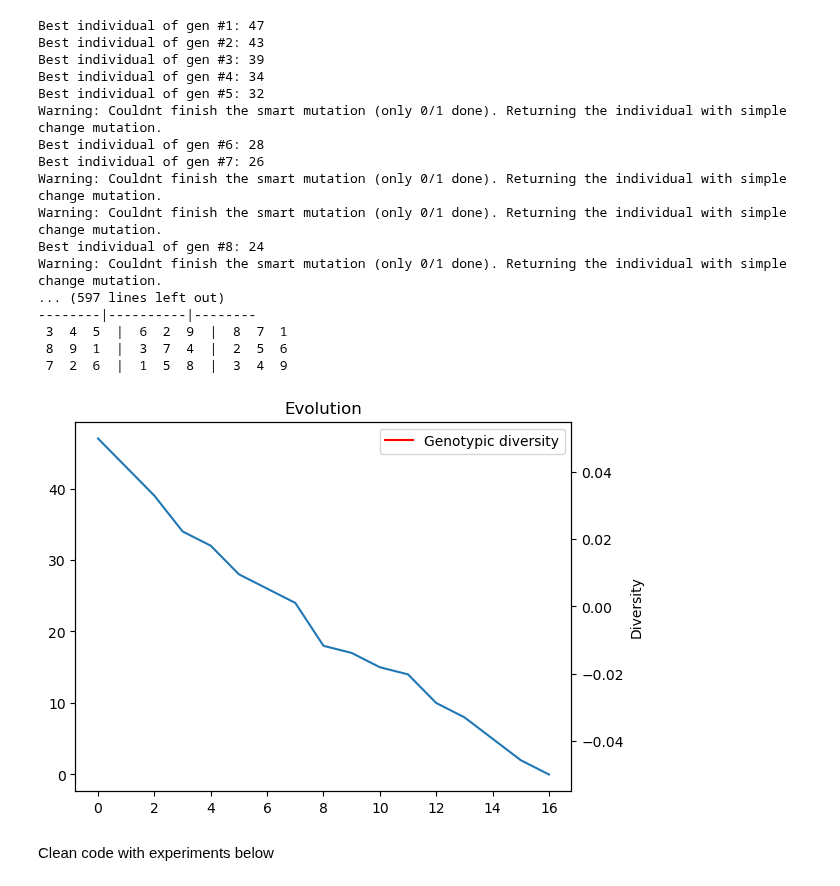
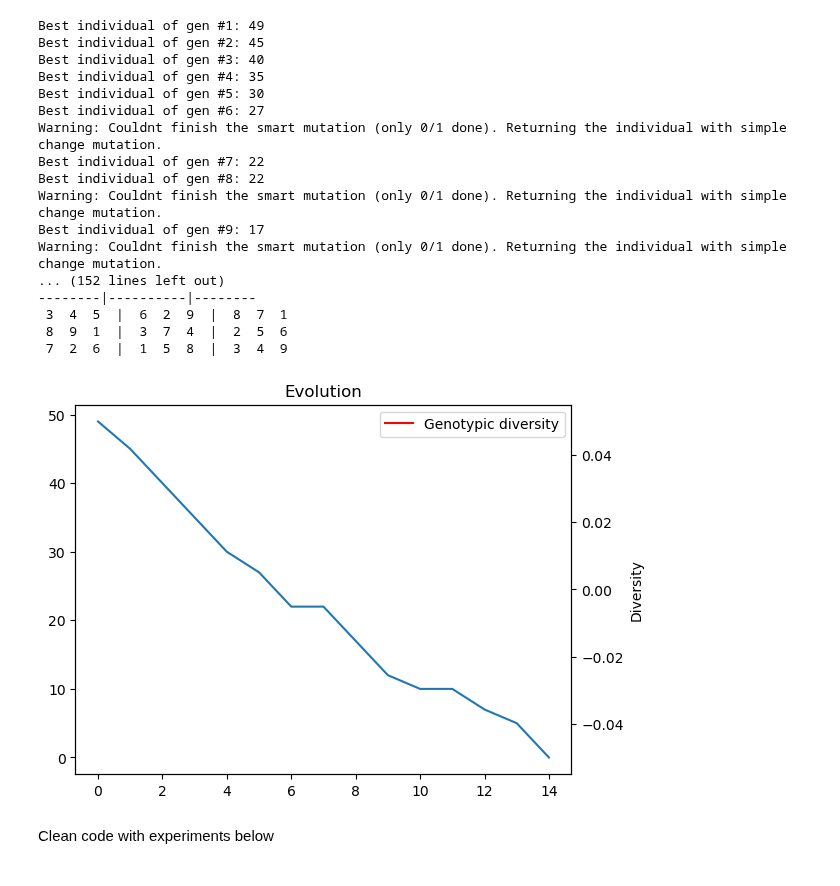
Before and after one commit to amarmate/CIFO24, a Jupyter notebook: experimentation and evaluation.ipynb, the cells around one changed output. Drawn from its saved outputs; the diff is of its cells as text; code cells hidden in the pictures.

Commit message:
Added row_cycle crossover

```diff
--- a/experimentation and evaluation.ipynb
+++ b/experimentation and evaluation.ipynb
@@ -11,42 +11,42 @@ import time
 # %%
 population = pop.Population(size=1000, initial_board=easy_board)
 population.evolve(
     gens = 400,
     xo_prob = 0.9,
     mut_prob = 0.9,
     select_type='tournament',
-    xo='single_point_tabular',
+    xo='row_wise_cycle',
     direction= 'random',
     mutation='change-smart',
     elite_size=20,
     swap_number=1,
     diversify='fitness-sharing',
     verbose= True,
     plateau_threshold=100,
     invert_distances=True,
     normalize_distances=False
 )
 
 population.plot_history( genodiv=True)
 # %% [output]
-Best individual of gen #1: 47
-Best individual of gen #2: 43
-Best individual of gen #3: 39
-Best individual of gen #4: 34
-Best individual of gen #5: 32
+Best individual of gen #1: 49
+Best individual of gen #2: 45
+Best individual of gen #3: 40
+Best individual of gen #4: 35
+Best individual of gen #5: 30
+Best individual of gen #6: 27
 Warning: Couldnt finish the smart mutation (only 0/1 done). Returning the individual with simple change mutation.
-Best individual of gen #6: 28
-Best individual of gen #7: 26
+Best individual of gen #7: 22
+Best individual of gen #8: 22
 Warning: Couldnt finish the smart mutation (only 0/1 done). Returning the individual with simple change mutation.
+Best individual of gen #9: 17
 Warning: Couldnt finish the smart mutation (only 0/1 done). Returning the individual with simple change mutation.
-Best individual of gen #8: 24
-Warning: Couldnt finish the smart mutation (only 0/1 done). Returning the individual with simple change mutation.
-... (597 lines left out)
+... (152 lines left out)
 --------|----------|--------
  3  4  5  |  6  2  9  |  8  7  1
  8  9  1  |  3  7  4  |  2  5  6
  7  2  6  |  1  5  8  |  3  4  9
-[figure, old version]
+[figure, new version]
 # %% [markdown]
 Clean code with experiments below
 # %%
```
Also changed, not shown: parts of 2 cells of this notebook, 2 other files.
